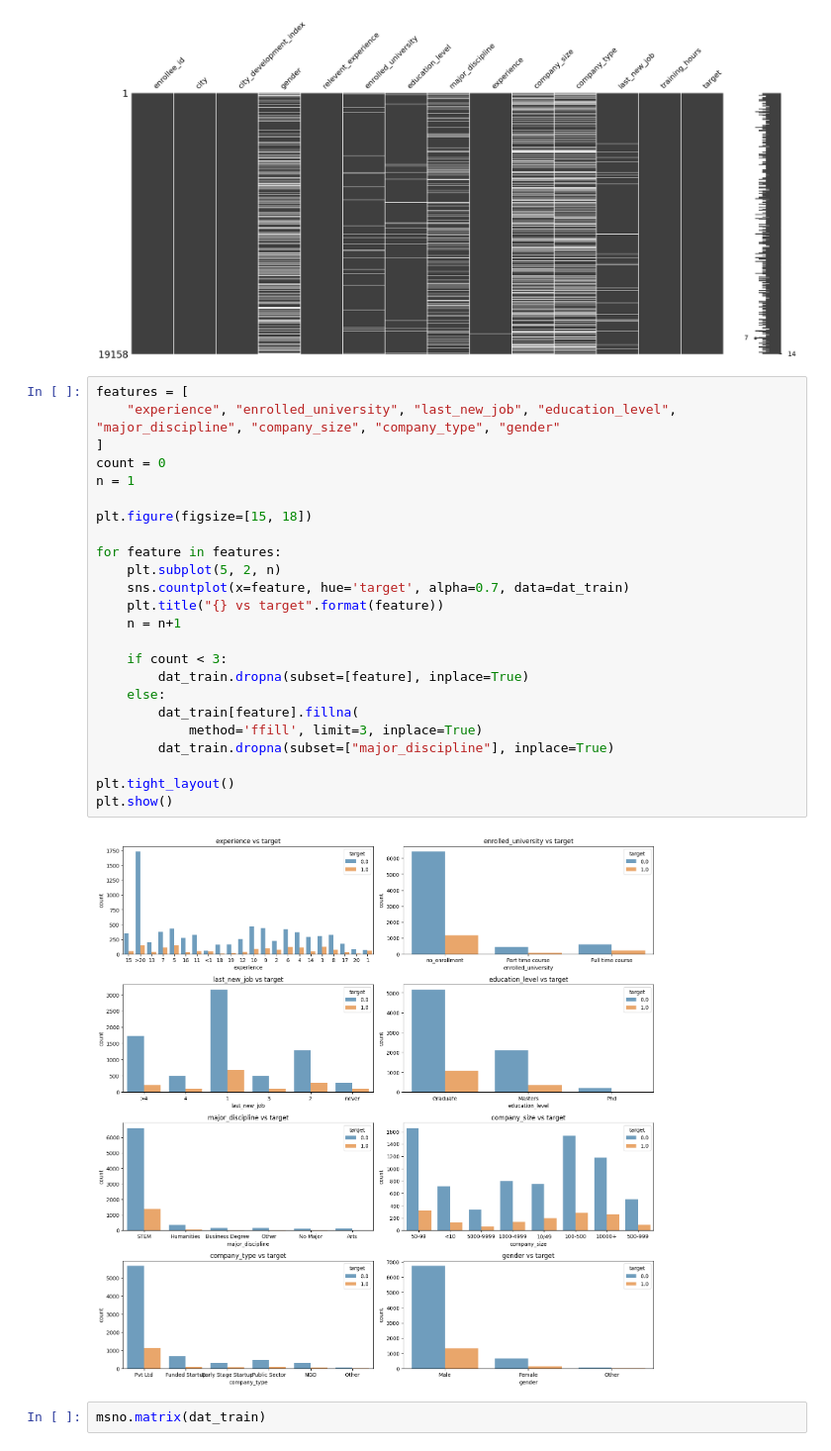
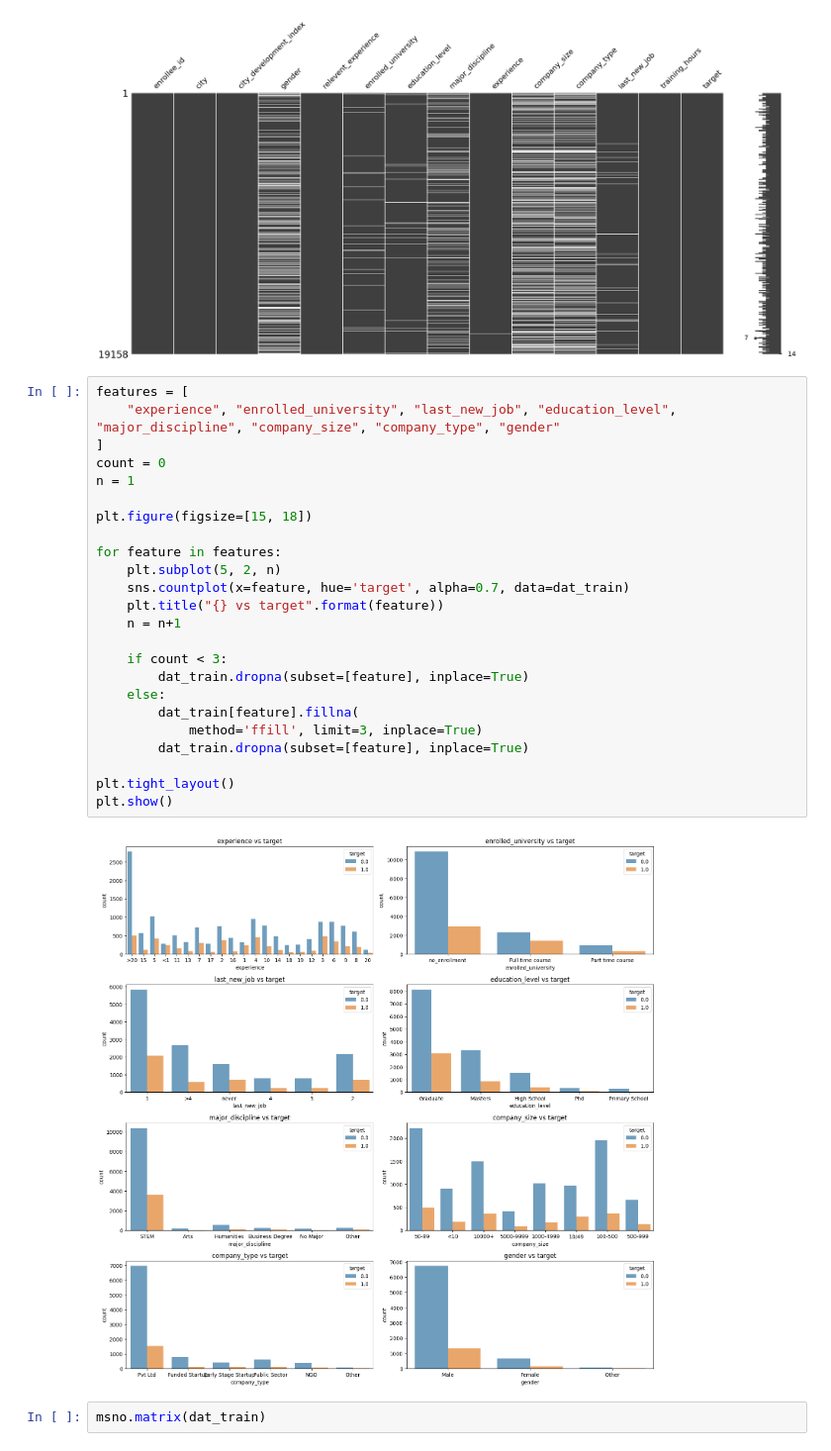
Before and after one commit to bkamantha/HR-Analytics, a Jupyter notebook: datamodling.ipynb, the cells around one changed output. Shown: that part at 99% size. Cells and saved outputs as stored; diff of their text form.

```diff
--- a/datamodling.ipynb
+++ b/datamodling.ipynb
@@ -20,29 +44,29 @@ msno.matrix(dat_train)
 # %%
 features = [
     "experience", "enrolled_university", "last_new_job", "education_level", "major_discipline", "company_size", "company_type", "gender"
 ]
 count = 0
 n = 1
 
 plt.figure(figsize=[15, 18])
 
 for feature in features:
     plt.subplot(5, 2, n)
     sns.countplot(x=feature, hue='target', alpha=0.7, data=dat_train)
     plt.title("{} vs target".format(feature))
     n = n+1
 
     if count < 3:
         dat_train.dropna(subset=[feature], inplace=True)
     else:
         dat_train[feature].fillna(
             method='ffill', limit=3, inplace=True)
-        dat_train.dropna(subset=["major_discipline"], inplace=True)
+        dat_train.dropna(subset=[feature], inplace=True)
 
 plt.tight_layout()
 plt.show()
 # %% [output]
-[figure, old version]
+[figure, new version]
 # %%
 msno.matrix(dat_train)
 # %% [output]
```
Also changed, not shown: parts of 16 cells of this notebook.
